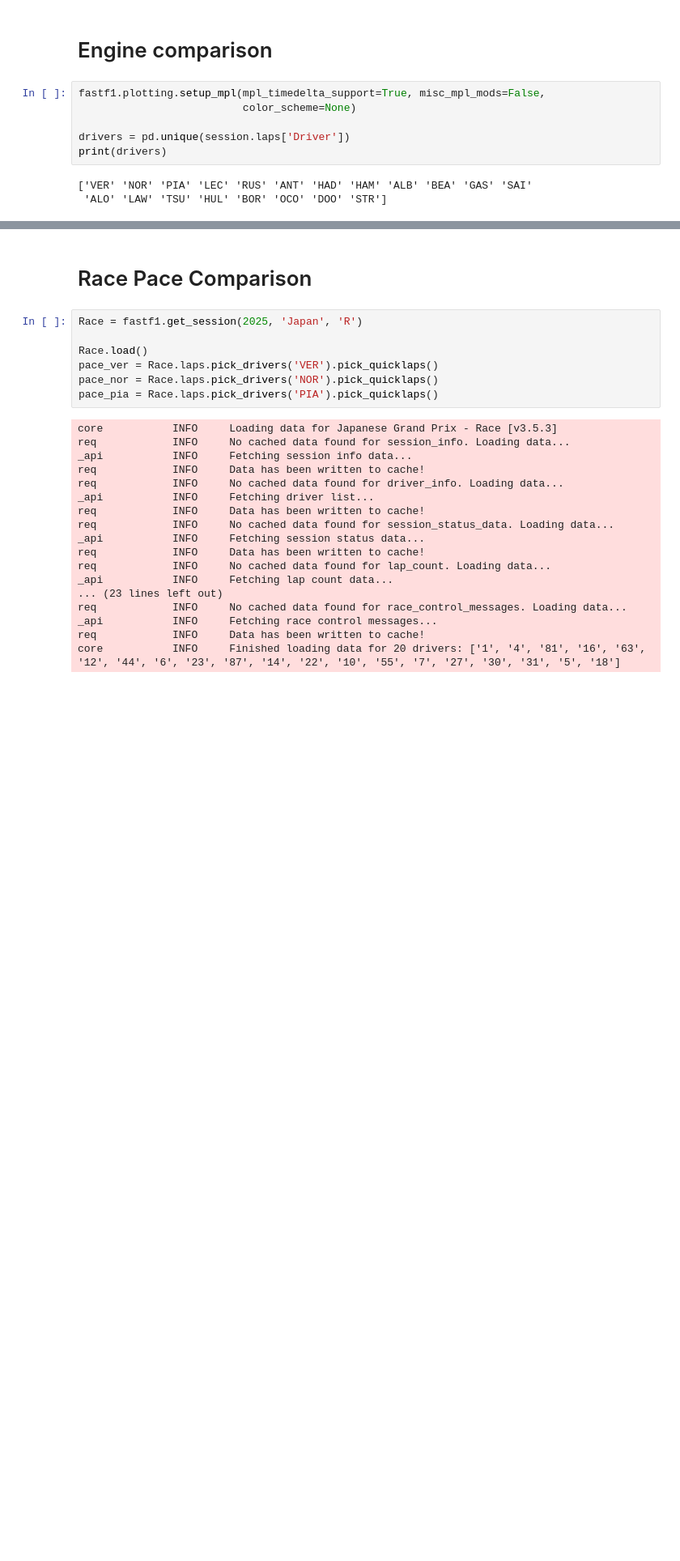
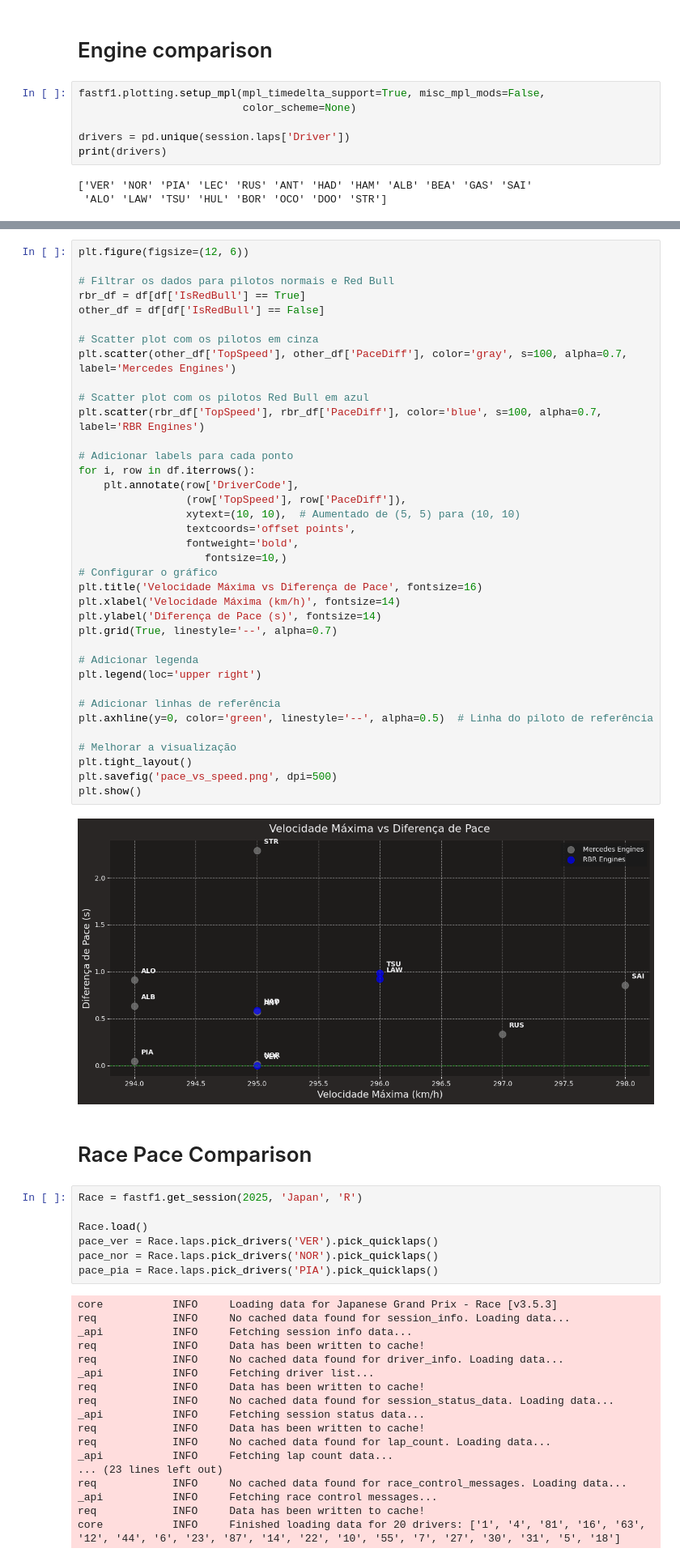
Before and after one commit to viniolt/Suzuka2025-VERxNOR-Comparision, a Jupyter notebook: f1.ipynb, the cells around one changed output, grey strips where cells are left out. Shown at 81% size. Drawn from its saved outputs; the diff is of its cells as text; blank space fills up the shorter version.

Commit message:
Added TOP SPEED x Lap Time difference scatterplot between mercedes and honda engines

```diff
--- a/f1.ipynb
+++ b/f1.ipynb
@@ -155,3 +180,42 @@ ax.xaxis.grid(True, which='major', linestyle='--', color='black', zorder=-1000)
+# %%
+plt.figure(figsize=(12, 6))
+
+# Filtrar os dados para pilotos normais e Red Bull
+rbr_df = df[df['IsRedBull'] == True]
+other_df = df[df['IsRedBull'] == False]
+
+# Scatter plot com os pilotos em cinza
+plt.scatter(other_df['TopSpeed'], other_df['PaceDiff'], color='gray', s=100, alpha=0.7, label='Mercedes Engines')
+
+# Scatter plot com os pilotos Red Bull em azul
+plt.scatter(rbr_df['TopSpeed'], rbr_df['PaceDiff'], color='blue', s=100, alpha=0.7, label='RBR Engines')
+
+# Adicionar labels para cada ponto
+for i, row in df.iterrows():
+    plt.annotate(row['DriverCode'],
+                 (row['TopSpeed'], row['PaceDiff']),
+                 xytext=(10, 10),  # Aumentado de (5, 5) para (10, 10)
+                 textcoords='offset points',
+                 fontweight='bold',
+                    fontsize=10,)
+# Configurar o gráfico
+plt.title('Velocidade Máxima vs Diferença de Pace', fontsize=16)
+plt.xlabel('Velocidade Máxima (km/h)', fontsize=14)
+plt.ylabel('Diferença de Pace (s)', fontsize=14)
+plt.grid(True, linestyle='--', alpha=0.7)
+
+# Adicionar legenda
+plt.legend(loc='upper right')
+
+# Adicionar linhas de referência
+plt.axhline(y=0, color='green', linestyle='--', alpha=0.5)  # Linha do piloto de referência
+
+# Melhorar a visualização
+plt.tight_layout()
+plt.savefig('pace_vs_speed.png', dpi=500)
+plt.show()
+# %% [output]
+[figure, added]
 # %% [markdown]
 # Race Pace Comparison
 # %%
```
Also changed, not shown: parts of 5 cells of this notebook, 1 other file.
